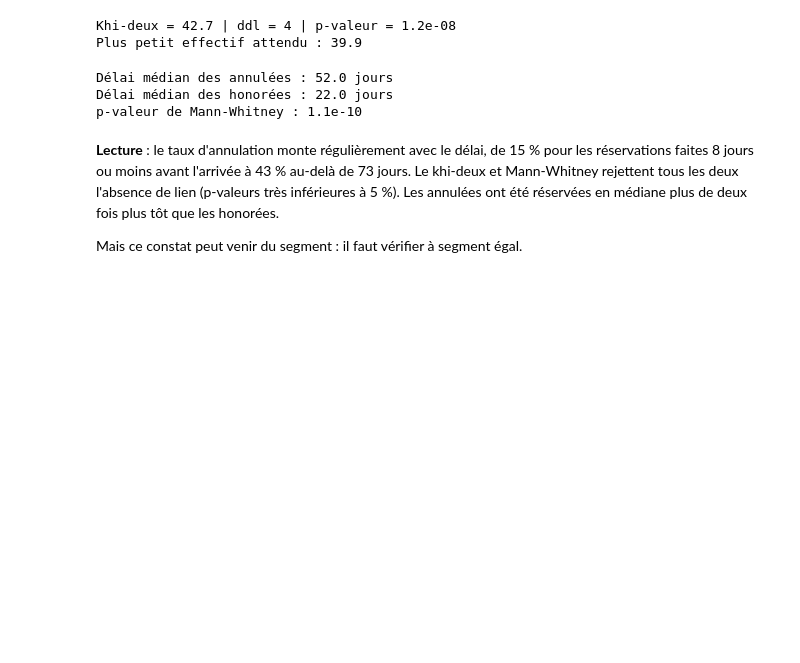
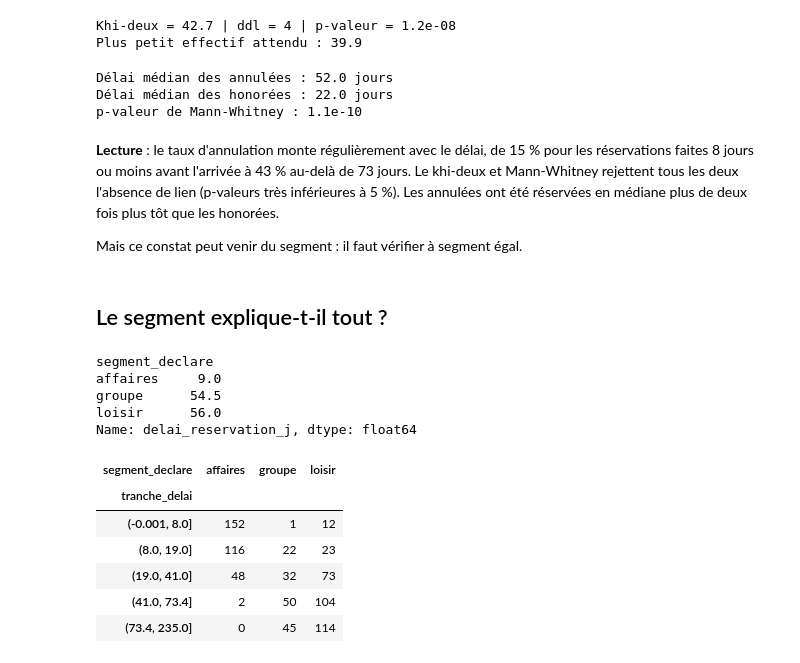
Before and after one commit to Wens10/PROJET-DATAMINING, a Jupyter notebook: notebooks/Q2.ipynb, the cells around one changed output. Drawn from its saved outputs; the diff is of its cells as text; code cells hidden in the pictures; blank space fills up the shorter version.

Commit message:
Q2 : contrôle par segment et régression logistique

```diff
--- a/notebooks/Q2.ipynb
+++ b/notebooks/Q2.ipynb
@@ -74,3 +74,21 @@ p-valeur de Mann-Whitney : 1.1e-10
 **Lecture** : le taux d'annulation monte régulièrement avec le délai, de 15 % pour les réservations faites 8 jours ou moins avant l'arrivée à 43 % au-delà de 73 jours. Le khi-deux et Mann-Whitney rejettent tous les deux l'absence de lien (p-valeurs très inférieures à 5 %). Les annulées ont été réservées en médiane plus de deux fois plus tôt que les honorées.
 
 Mais ce constat peut venir du segment : il faut vérifier à segment égal.
+# %% [markdown]
+## Le segment explique-t-il tout ?
+# %%
+print(df.groupby("segment_declare")["delai_reservation_j"].median())
+pd.crosstab(df["tranche_delai"], df["segment_declare"])
+# %% [output]
+segment_declare
+affaires     9.0
+groupe      54.5
+loisir      56.0
+Name: delai_reservation_j, dtype: float64
+| segment_declare | affaires | groupe | loisir |
+| tranche_delai |  |  |  |
+| (-0.001, 8.0] | 152 | 1 | 12 |
+| (8.0, 19.0] | 116 | 22 | 23 |
+| (19.0, 41.0] | 48 | 32 | 73 |
+| (41.0, 73.4] | 2 | 50 | 104 |
+| (73.4, 235.0] | 0 | 45 | 114 |
```
Also changed, not shown: parts of 5 cells of this notebook.
